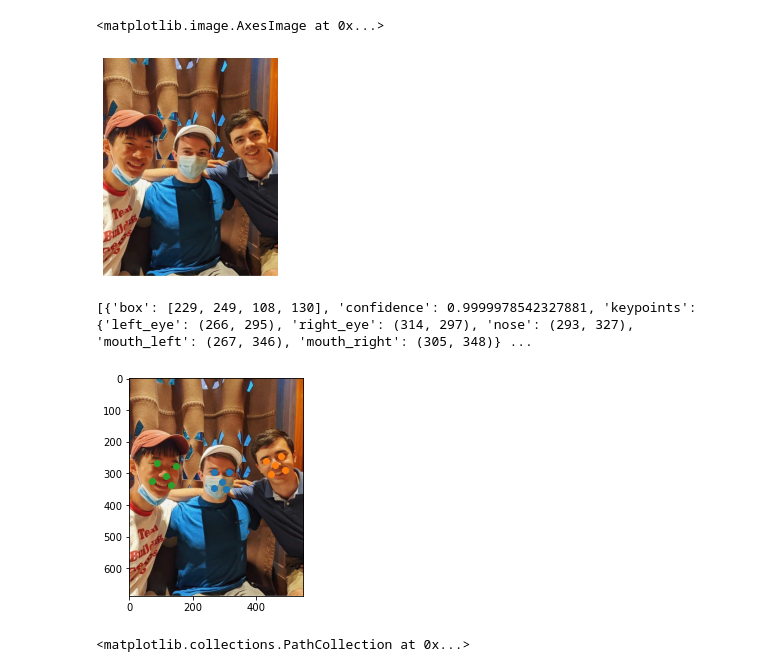
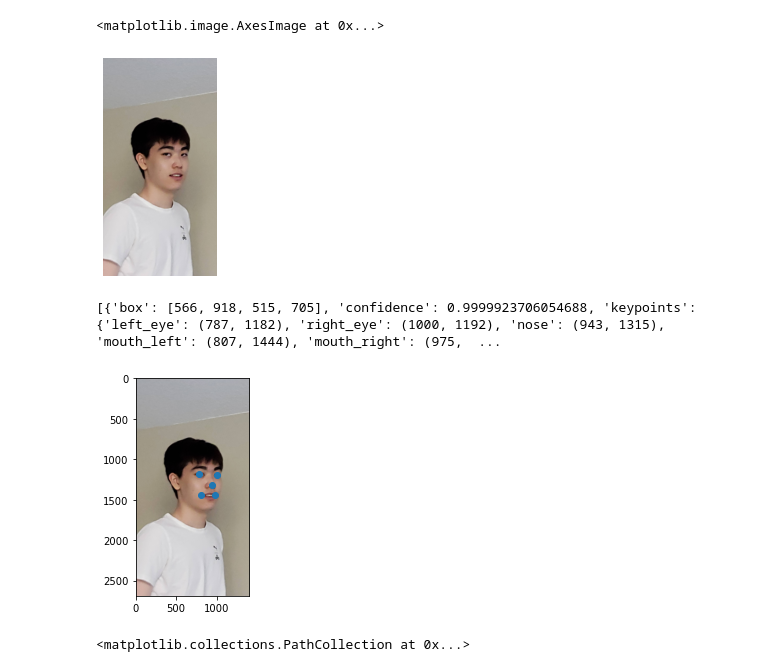
Before and after one commit to devonulrich/So-Vision, a Jupyter notebook: face_filters.ipynb, the cells around one changed output. Drawn from its saved outputs; the diff is of its cells as text; code cells hidden in the pictures.

```diff
--- a/face_filters.ipynb
+++ b/face_filters.ipynb
@@ -5,15 +5,17 @@ import numpy as np
 from matplotlib import pyplot as plt
 
 detector = MTCNN()
+
+plt.rcParams['figure.figsize'] = [12, 8]
 # %%
 # load a sample image
-img = cv2.cvtColor(cv2.imread("test_face_3.jpg"), cv2.COLOR_BGR2RGB)
+img = cv2.cvtColor(cv2.imread("test_face_4.jpg"), cv2.COLOR_BGR2RGB)
 
 plt.axis('off')
 plt.imshow(img)
 # %% [output]
 <matplotlib.image.AxesImage at 0x...>
-[figure, old version]
+[figure, new version]
 # %%
 # get face detection output, print details, and display keypoints
 out = detector.detect_faces(img)
@@ -24,8 +26,8 @@ for face in out:
     pts = list(face['keypoints'].values())
     plt.scatter([pt[0] for pt in pts], [pt[1] for pt in pts])
 # %% [output]
-[{'box': [229, 249, 108, 130], 'confidence': 0.9999978542327881, 'keypoints': {'left_eye': (266, 295), 'right_eye': (314, 297), 'nose': (293, 327), 'mouth_left': (267, 346), 'mouth_right': (305, 348)} ...
+[{'box': [566, 918, 515, 705], 'confidence': 0.9999923706054688, 'keypoints': {'left_eye': (787, 1182), 'right_eye': (1000, 1192), 'nose': (943, 1315), 'mouth_left': (807, 1444), 'mouth_right': (975,  ...
-[figure, old version]
+[figure, new version]
 # %%
 # load filter
 en_filt = cv2.cvtColor(cv2.imread('en_glasses.png', cv2.IMREAD_UNCHANGED), cv2.COLOR_BGRA2RGBA)
```
Also changed, not shown: parts of 4 cells of this notebook, 4 other files.
